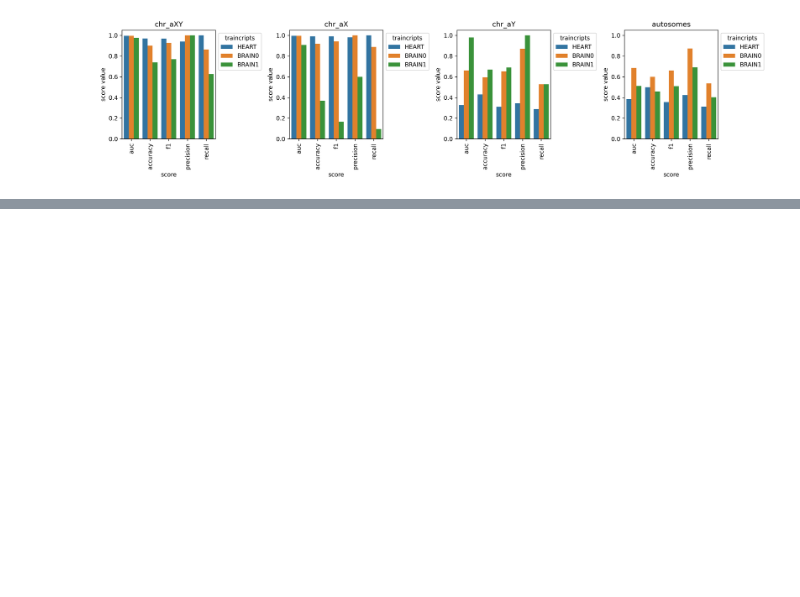
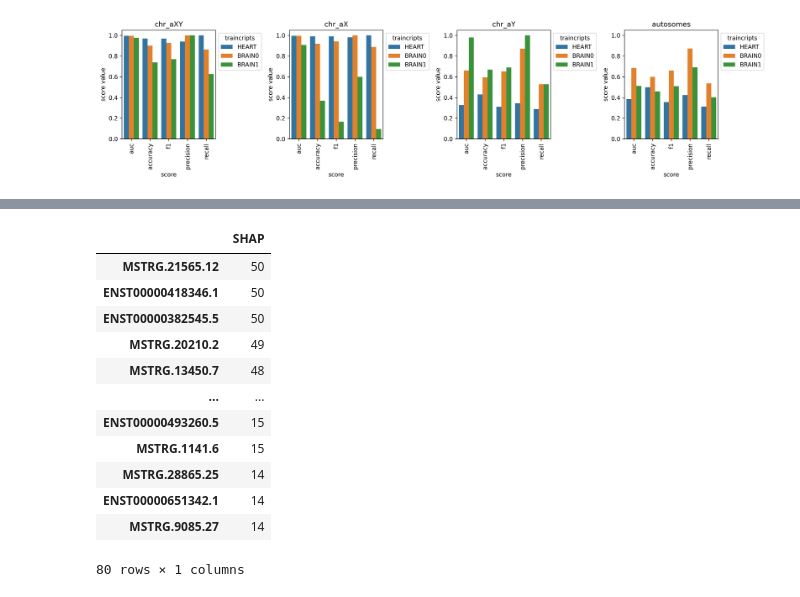
Before and after one commit to zodelheim/sea-infer-rna-seq, a Jupyter notebook: notebooks/ModelsQuality.ipynb, the cells around one changed output, grey strips where cells are left out. Drawn from its saved outputs; the diff is of its cells as text; code cells hidden in the pictures; blank space fills up the shorter version.

```diff
--- a/notebooks/ModelsQuality.ipynb
+++ b/notebooks/ModelsQuality.ipynb
@@ -335,0 +384,79 @@ plt.savefig('../reports/for_paper/eval_sex_scores.pdf', dpi=300)
+# %%
+from pathlib import Path
+
+n_featues_dict = {
+    'BRAIN0': {
+        'chrXY': 10,
+        'chrX': 9,
+        'chrY': 80,
+        'autosome': 91,
+    },
+    'BRAIN1': {
+        'chrXY': 7,
+        'chrX': 5,
+        'chrY': 5,
+        'autosome': 59,
+    },
+    'HEART': {
+        'chrXY': 9,
+        'chrX': 8,
+        'chrY': 93,
+        'autosome': 82,
+    },
+    'None': {
+        'chrXY': 10,
+        'chrX': 10,
+        'chrY': 3,
+        'autosome': 82,
+    }
+}
+
+fdir_raw = Path("../data/raw/")
+fdir_processed = Path("../data/interim")
+fdir_traintest = Path("../data/processed") / 'sex'
+fdir_external = Path("../data/external")
+ml_models_fdir = Path("../models")
+
+model_type = 'xgboost'
+value_to_predict = 'Sex'
+feature_importance_method = 'SHAP'
+
+organ = ['BRAIN0', "HEART", "BRAIN1", "None"][0]
+sex = ['chrXY', 'chrX', 'chrY', 'autosome'][2]
+
+n_features = n_featues_dict[organ][sex]
+
+features_fname = f"geuvadis_train_features_{sex}_calibration_{organ}.csv"
+features_list = pd.read_csv(ml_models_fdir / model_type / features_fname, index_col=0)
+
+features = pd.read_hdf(
+    fdir_processed / f'feature_importance.{model_type}.{value_to_predict}.organ_{organ}.h5',
+    key=f'{sex}',
+)
+
+features = features[feature_importance_method]
+features = features.sort_values(ascending=False)
+
+features_autos = pd.read_hdf(
+    fdir_processed / f'feature_importance.{model_type}.{value_to_predict}.organ_{organ}.h5',
+    key='autosome',
+)
+
+features_autos = features_autos[feature_importance_method]
+features_autos = features_autos.sort_values(ascending=False)
+
+features_list
+# %% [output]
+|  | SHAP |
+| MSTRG.21565.12 | 50 |
+| ENST00000418346.1 | 50 |
+| ENST00000382545.5 | 50 |
+| MSTRG.20210.2 | 49 |
+| MSTRG.13450.7 | 48 |
+| ... | ... |
+| ENST00000493260.5 | 15 |
+| MSTRG.1141.6 | 15 |
+| MSTRG.28865.25 | 14 |
+| ENST00000651342.1 | 14 |
+| MSTRG.9085.27 | 14 |
+80 rows × 1 columns
```
Also changed, not shown: parts of 10 cells of this notebook.
